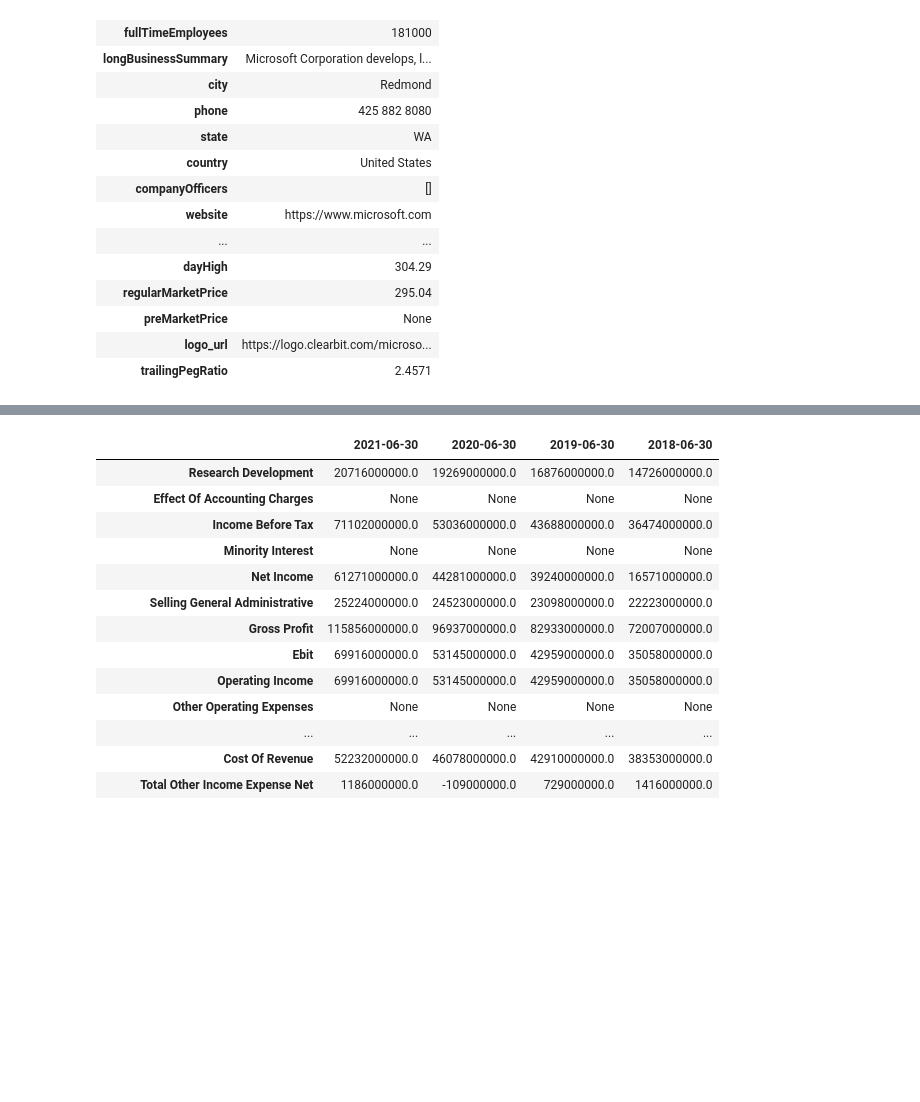
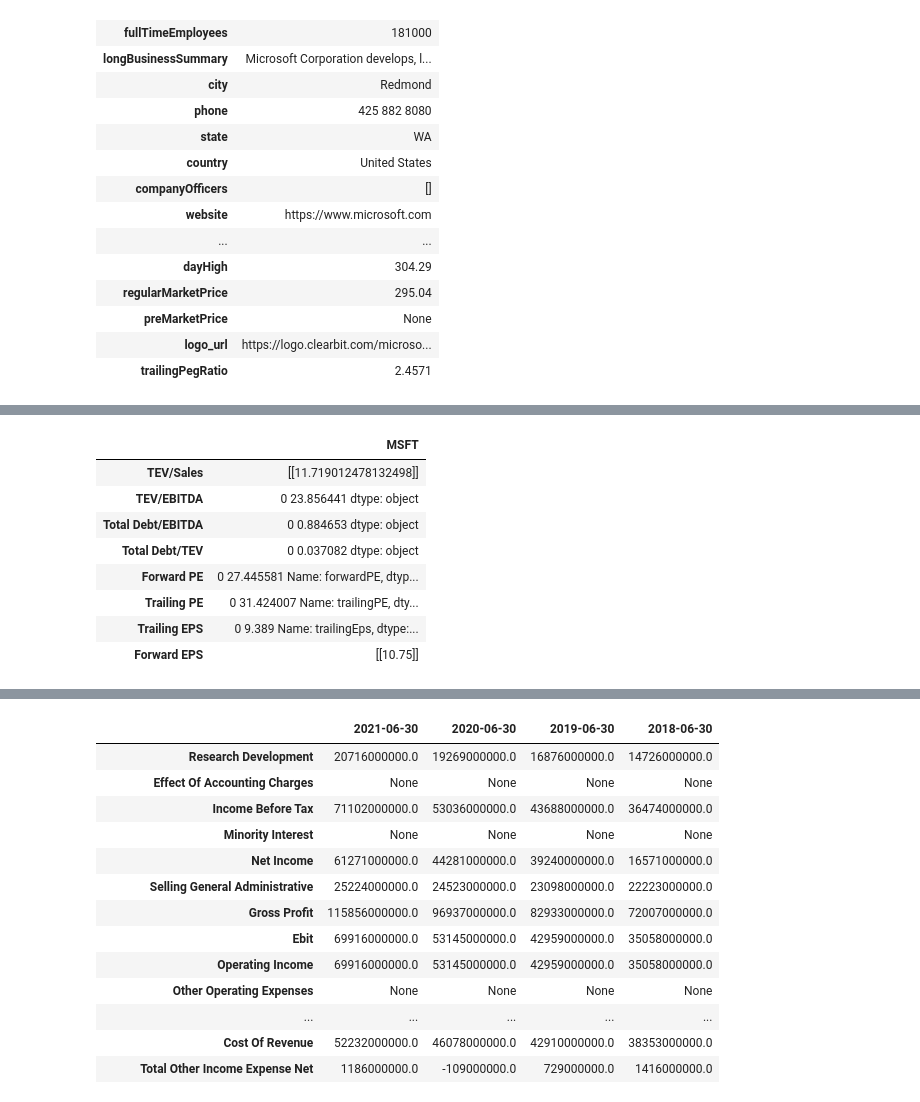
Before and after one commit to epocaterrasus/Project-1---Team-5, a Jupyter notebook: Data.ipynb, the cells around one changed output, grey strips where cells are left out. Saved outputs shown, nothing was run; the diff lists cells and outputs as text; code cells hidden in the pictures; blank space fills up the shorter version.

```diff
--- a/Data.ipynb
+++ b/Data.ipynb
@@ -41,0 +126,36 @@ ticker_info_df
+# %%
+#NOT GOOD, CAN BE DELETED
+ratios ={
+    ticker_input:pd.Series([
+        [(ticker_info_df.loc["enterpriseValue"]/ticker_info_df.loc["totalRevenue"]).astype(float)],
+        ticker_info_df.loc["enterpriseValue"]/ticker_info_df.loc["ebitda"],
+        ticker_info_df.loc["totalDebt"]/ticker_info_df.loc["ebitda"],
+        ticker_info_df.loc["totalDebt"]/ticker_info_df.loc["enterpriseValue"],
+        ticker_info_df.loc["forwardPE"],
+        ticker_info_df.loc["trailingPE"],
+        ticker_info_df.loc["trailingEps"],
+        [ticker_info_df.loc["forwardEps"]]],
+        index=[
+            "TEV/Sales",
+            "TEV/EBITDA",
+            "Total Debt/EBITDA",
+            "Total Debt/TEV",
+            "Forward PE",
+            "Trailing PE",
+            "Trailing EPS",
+            "Forward EPS"]
+    )}
+
+
+common_ratios_df = pd.DataFrame(ratios)
+common_ratios_df
+# %% [output]
+|  | MSFT |
+| TEV/Sales | [[11.719012478132498]] |
+| TEV/EBITDA | 0 23.856441 dtype: object |
+| Total Debt/EBITDA | 0 0.884653 dtype: object |
+| Total Debt/TEV | 0 0.037082 dtype: object |
+| Forward PE | 0 27.445581 Name: forwardPE, dtyp... |
+| Trailing PE | 0 31.424007 Name: trailingPE, dty... |
+| Trailing EPS | 0 9.389 Name: trailingEps, dtype:... |
+| Forward EPS | [[10.75]] |
```
Also changed, not shown: parts of 6 cells of this notebook.
